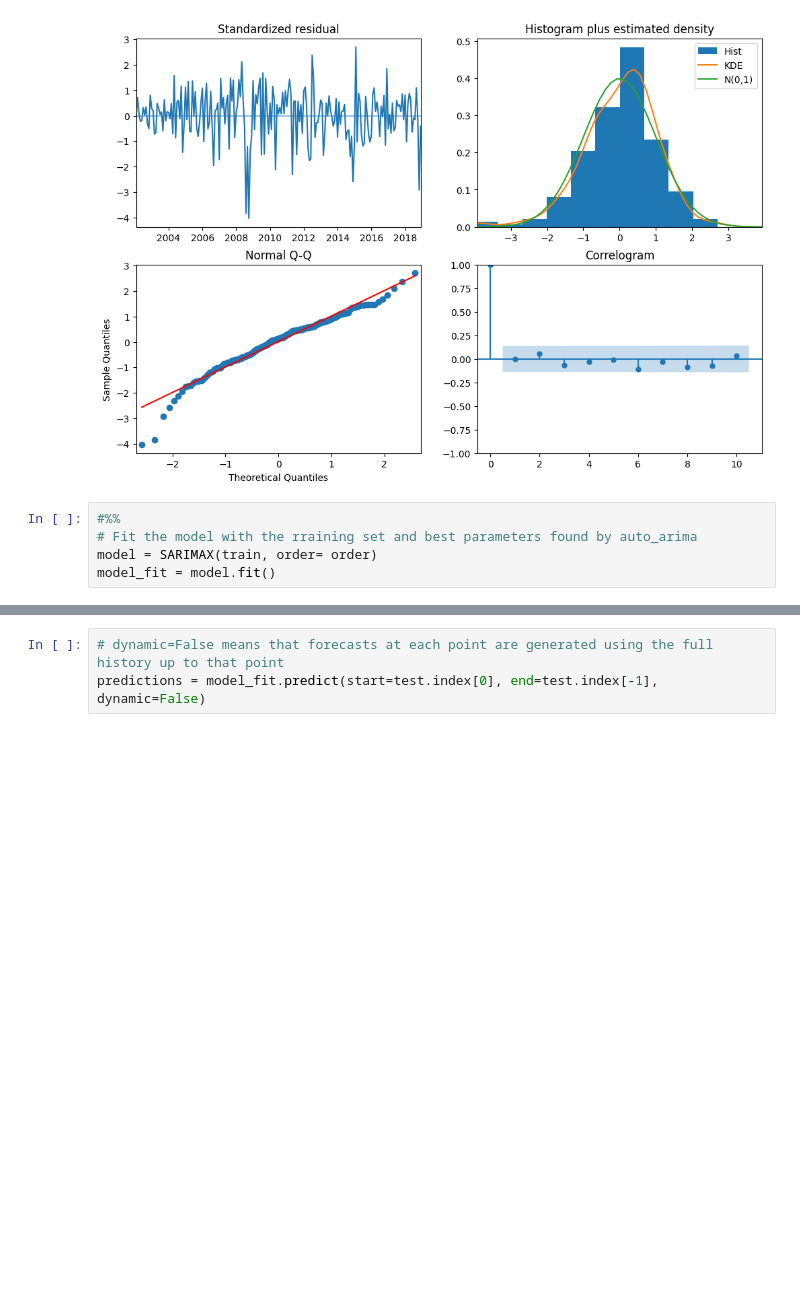
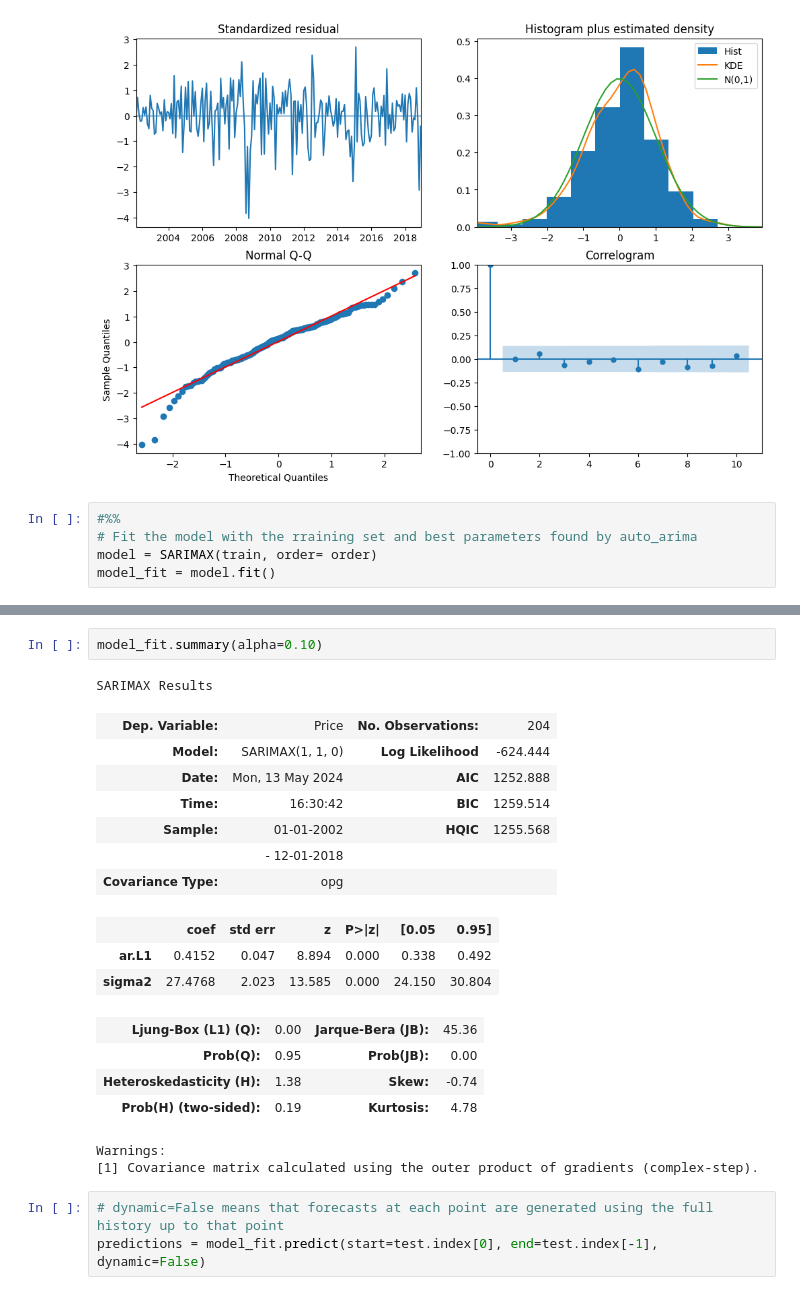
Before and after one commit to jnopareboateng/ml-library, a Jupyter notebook: crude-oil-forecast/arimav3.ipynb, the cells around one changed output, grey strips where cells are left out. Saved outputs shown, nothing was run; the diff lists cells and outputs as text; blank space fills up the shorter version.

```diff
--- a/crude-oil-forecast/arimav3.ipynb
+++ b/crude-oil-forecast/arimav3.ipynb
@@ -186,3 +218,23 @@ model_fit = model.fit()
+# %%
+model_fit.summary(alpha=0.10)
+# %% [output]
+SARIMAX Results
+| Dep. Variable: | Price | No. Observations: | 204 |
+| Model: | SARIMAX(1, 1, 0) | Log Likelihood | -624.444 |
+| Date: | Mon, 13 May 2024 | AIC | 1252.888 |
+| Time: | 16:30:42 | BIC | 1259.514 |
+| Sample: | 01-01-2002 | HQIC | 1255.568 |
+|  | - 12-01-2018 |  |  |
+| Covariance Type: | opg |  |  |
+|  | coef | std err | z | P>|z| | [0.05 | 0.95] |
+| ar.L1 | 0.4152 | 0.047 | 8.894 | 0.000 | 0.338 | 0.492 |
+| sigma2 | 27.4768 | 2.023 | 13.585 | 0.000 | 24.150 | 30.804 |
+| Ljung-Box (L1) (Q): | 0.00 | Jarque-Bera (JB): | 45.36 |
+| Prob(Q): | 0.95 | Prob(JB): | 0.00 |
+| Heteroskedasticity (H): | 1.38 | Skew: | -0.74 |
+| Prob(H) (two-sided): | 0.19 | Kurtosis: | 4.78 |
+Warnings:
+[1] Covariance matrix calculated using the outer product of gradients (complex-step).
 # %%
 # dynamic=False means that forecasts at each point are generated using the full history up to that point
 predictions = model_fit.predict(start=test.index[0], end=test.index[-1], dynamic=False)
```
Also changed, not shown: parts of 7 cells of this notebook.
